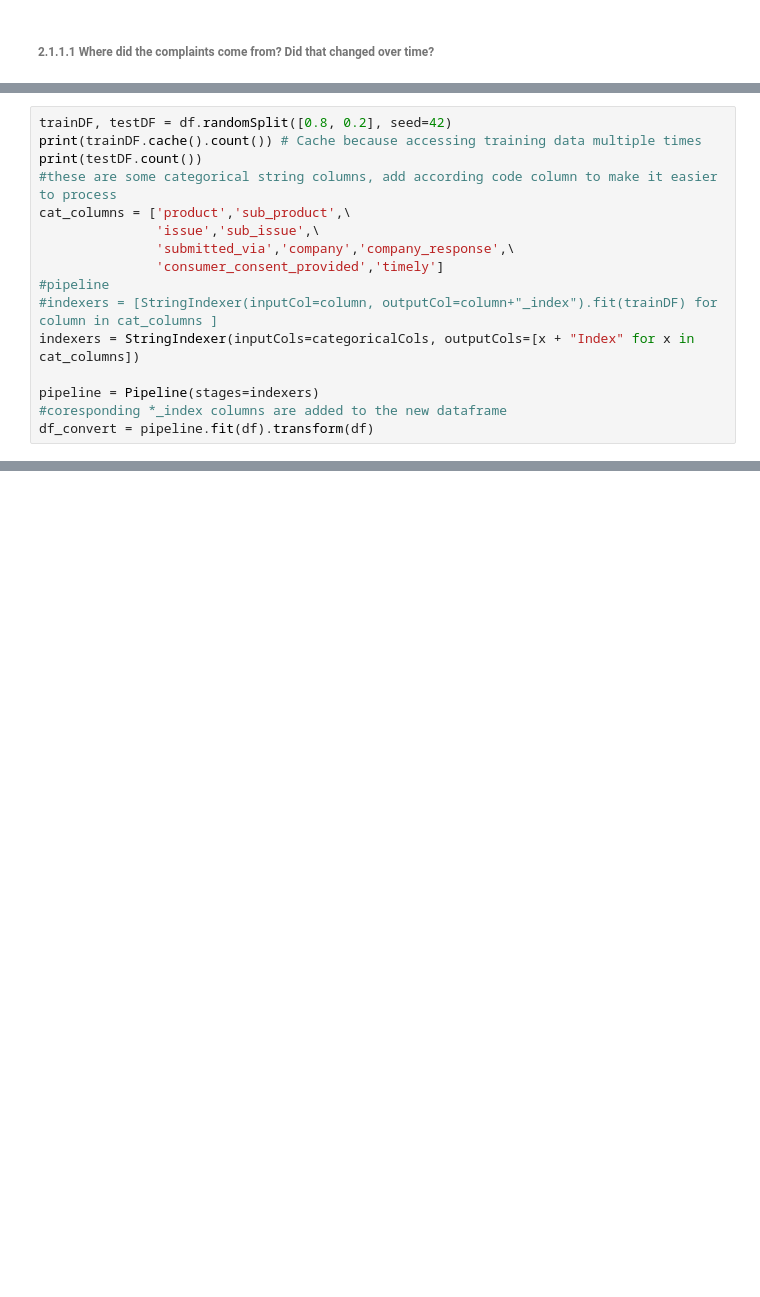
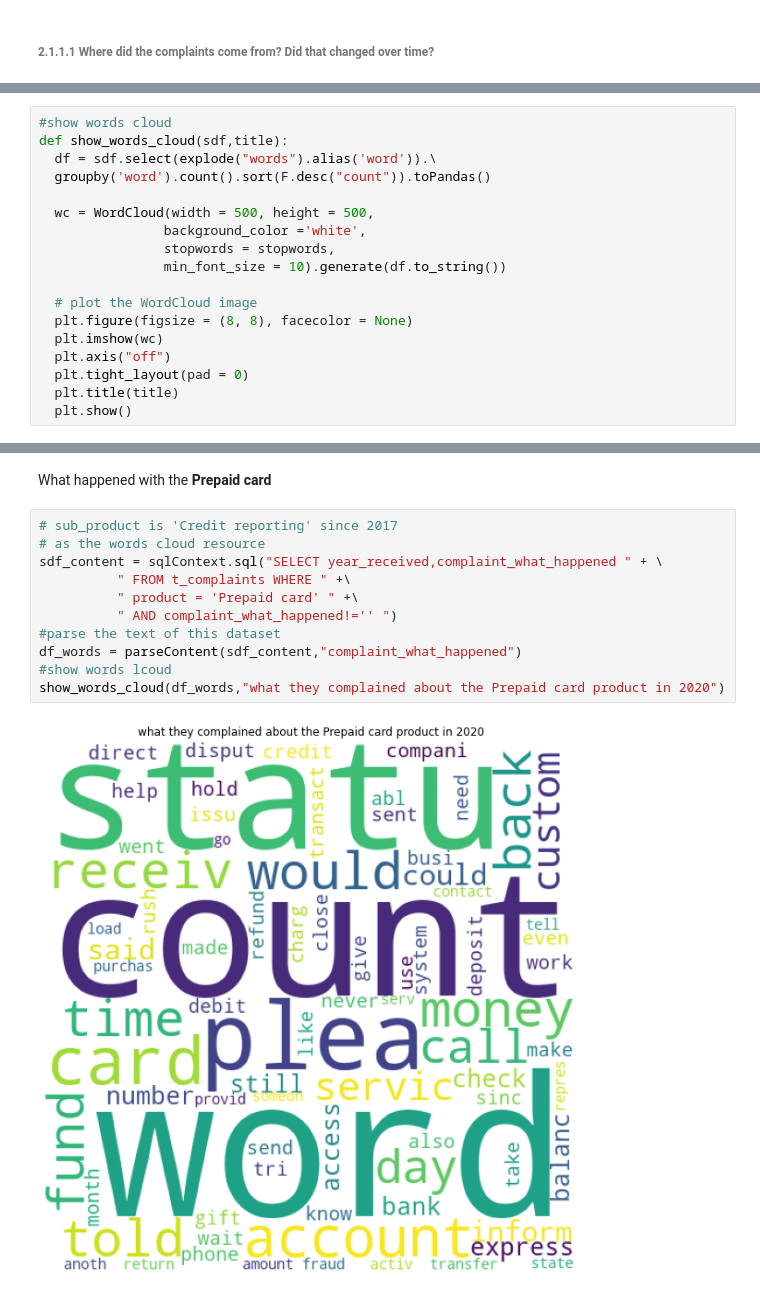
Before and after one commit to rachel0614/BDA-Project1, a Jupyter notebook: CustomerComplaint.ipynb, the cells around one changed output, grey strips where cells are left out. Cells and saved outputs as stored; diff of their text form; blank space fills up the shorter version.

```diff
--- a/CustomerComplaint.ipynb
+++ b/CustomerComplaint.ipynb
@@ -558,16 +422,0 @@ Showing the first 1000 rows.
-# %%
-trainDF, testDF = df.randomSplit([0.8, 0.2], seed=42)
-print(trainDF.cache().count()) # Cache because accessing training data multiple times
-print(testDF.count())
-#these are some categorical string columns, add according code column to make it easier to process
-cat_columns = ['product','sub_product',\
-               'issue','sub_issue',\
-               'submitted_via','company','company_response',\
-               'consumer_consent_provided','timely']
-#pipeline
-#indexers = [StringIndexer(inputCol=column, outputCol=column+"_index").fit(trainDF) for column in cat_columns ]
-indexers = StringIndexer(inputCols=categoricalCols, outputCols=[x + "Index" for x in cat_columns])
-
-pipeline = Pipeline(stages=indexers)
-#coresponding *_index columns are added to the new dataframe
-df_convert = pipeline.fit(df).transform(df)
@@ -717,0 +538,18 @@ display(modelA, tdata)
+# %%
+#show words cloud
+def show_words_cloud(sdf,title):
+  df = sdf.select(explode("words").alias('word')).\
+  groupby('word').count().sort(F.desc("count")).toPandas()
+
+  wc = WordCloud(width = 500, height = 500,
+                background_color ='white',
+                stopwords = stopwords,
+                min_font_size = 10).generate(df.to_string())
+
+  # plot the WordCloud image
+  plt.figure(figsize = (8, 8), facecolor = None)
+  plt.imshow(wc)
+  plt.axis("off")
+  plt.tight_layout(pad = 0)
+  plt.title(title)
+  plt.show()
@@ -717,0 +558,15 @@ display(modelA, tdata)
+# %% [markdown]
+What happened with the **Prepaid card**
+# %%
+# sub_product is 'Credit reporting' since 2017
+# as the words cloud resource
+sdf_content = sqlContext.sql("SELECT year_received,complaint_what_happened " + \
+          " FROM t_complaints WHERE " +\
+          " product = 'Prepaid card' " +\
+          " AND complaint_what_happened!='' ")
+#parse the text of this dataset
+df_words = parseContent(sdf_content,"complaint_what_happened")
+#show words lcoud
+show_words_cloud(df_words,"what they complained about the Prepaid card product in 2020")
+# %% [output]
+[figure, added]
```
Also changed, not shown: parts of 125 cells of this notebook.
